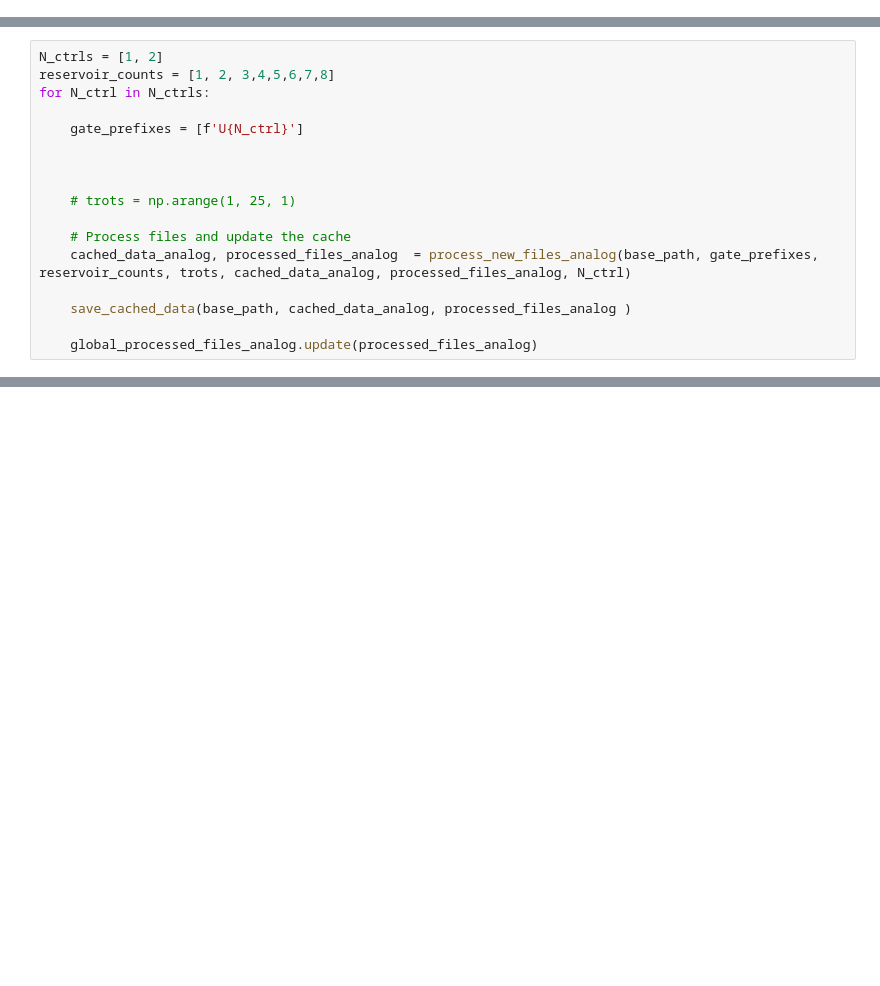
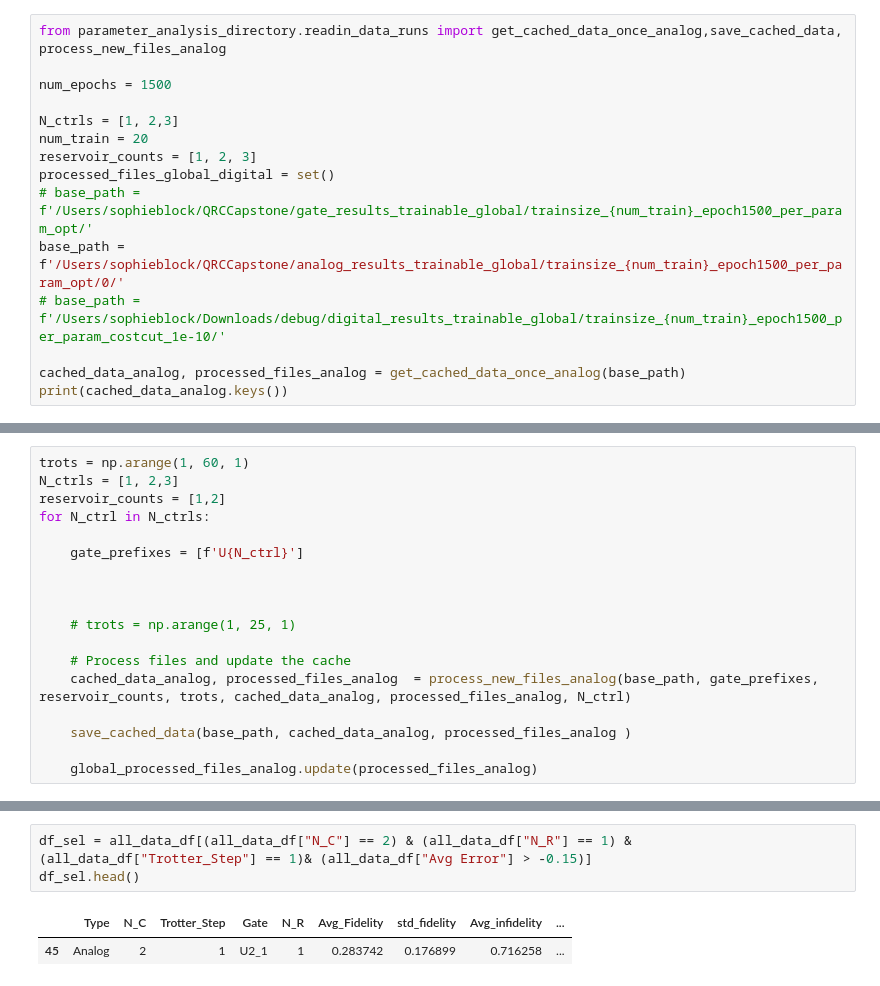
Before and after one commit to sophieblock/qrc, a Jupyter notebook: analog_model.ipynb, the cells around one changed output, grey strips where cells are left out. Drawn from its saved outputs; the diff is of its cells as text; blank space fills up the shorter version.

```diff
--- a/analog_model.ipynb
+++ b/analog_model.ipynb
@@ -62,0 +51,15 @@ cached_data_analog, processed_files_analog = get_cached_data_once_analog(base_pa
+# %%
+from parameter_analysis_directory.readin_data_runs import get_cached_data_once_analog,save_cached_data, process_new_files_analog
+
+num_epochs = 1500
+
+N_ctrls = [1, 2,3]
+num_train = 20
+reservoir_counts = [1, 2, 3]
+processed_files_global_digital = set()
+# base_path = f'/Users/sophieblock/QRCCapstone/gate_results_trainable_global/trainsize_{num_train}_epoch1500_per_param_opt/'
+base_path = f'/Users/sophieblock/QRCCapstone/analog_results_trainable_global/trainsize_{num_train}_epoch1500_per_param_opt/0/'
+# base_path = f'/Users/sophieblock/Downloads/debug/digital_results_trainable_global/trainsize_{num_train}_epoch1500_per_param_costcut_1e-10/'
+
+cached_data_analog, processed_files_analog = get_cached_data_once_analog(base_path)
+print(cached_data_analog.keys())
@@ -66,6 +72,7 @@ trots = [2,  4,  6,  8, 10, 12, 14, 16, 18, 20, 22, 24]
 # %%
-N_ctrls = [1, 2]
-reservoir_counts = [1, 2, 3,4,5,6,7,8]
+trots = np.arange(1, 60, 1)
+N_ctrls = [1, 2,3]
+reservoir_counts = [1,2]
 for N_ctrl in N_ctrls:
 
     gate_prefixes = [f'U{N_ctrl}']
@@ -348,3 +352,9 @@ dict_keys([2])
+# %%
+df_sel = all_data_df[(all_data_df["N_C"] == 2) & (all_data_df["N_R"] == 1) & (all_data_df["Trotter_Step"] == 1)& (all_data_df["Avg Error"] > -0.15)]
+df_sel.head()
+# %% [output]
+|  | Type | N_C | Trotter_Step | Gate | N_R | Avg_Fidelity | std_fidelity | Avg_infidelity | ... |
+| 45 | Analog | 2 | 1 | U2_1 | 1 | 0.283742 | 0.176899 | 0.716258 | ... |
 # %%
 # Initialize variables to store global min and max y-values
 global_min_y = float('inf')
```
Also changed, not shown: parts of 17 cells of this notebook.
